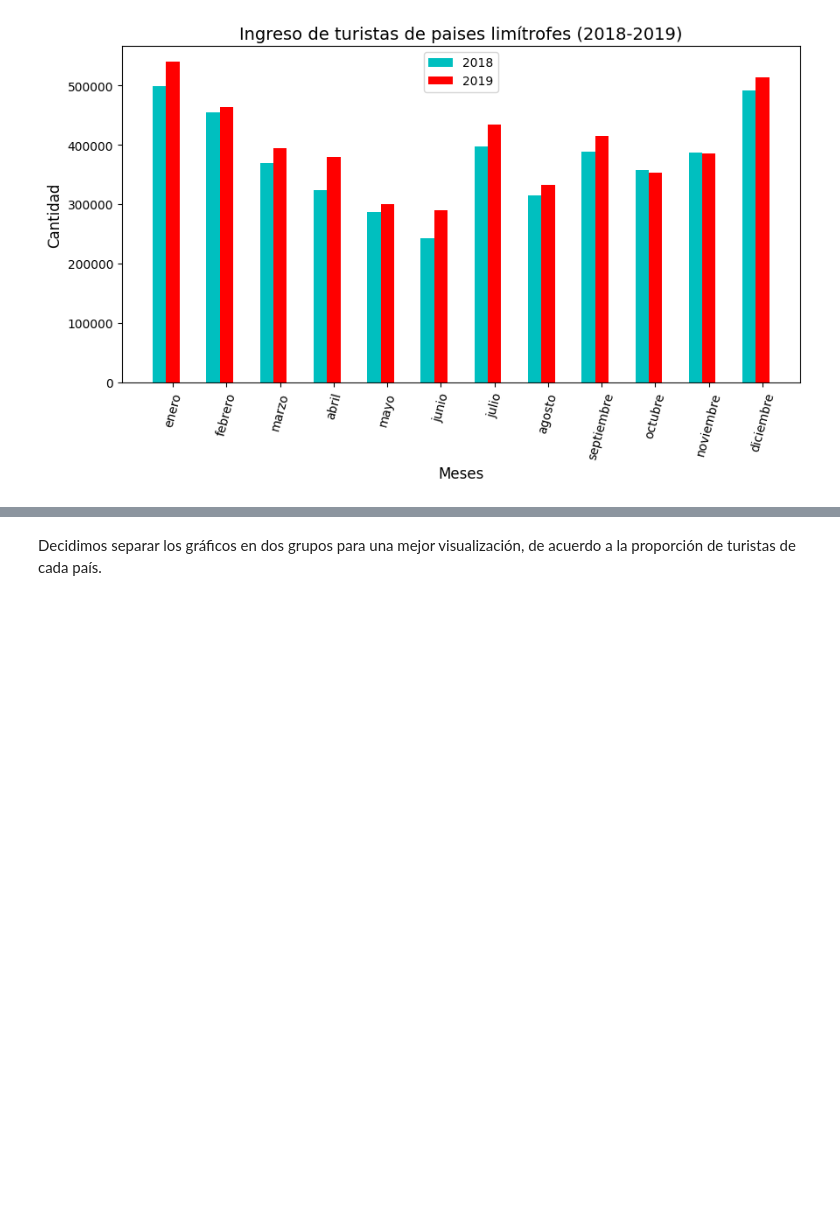
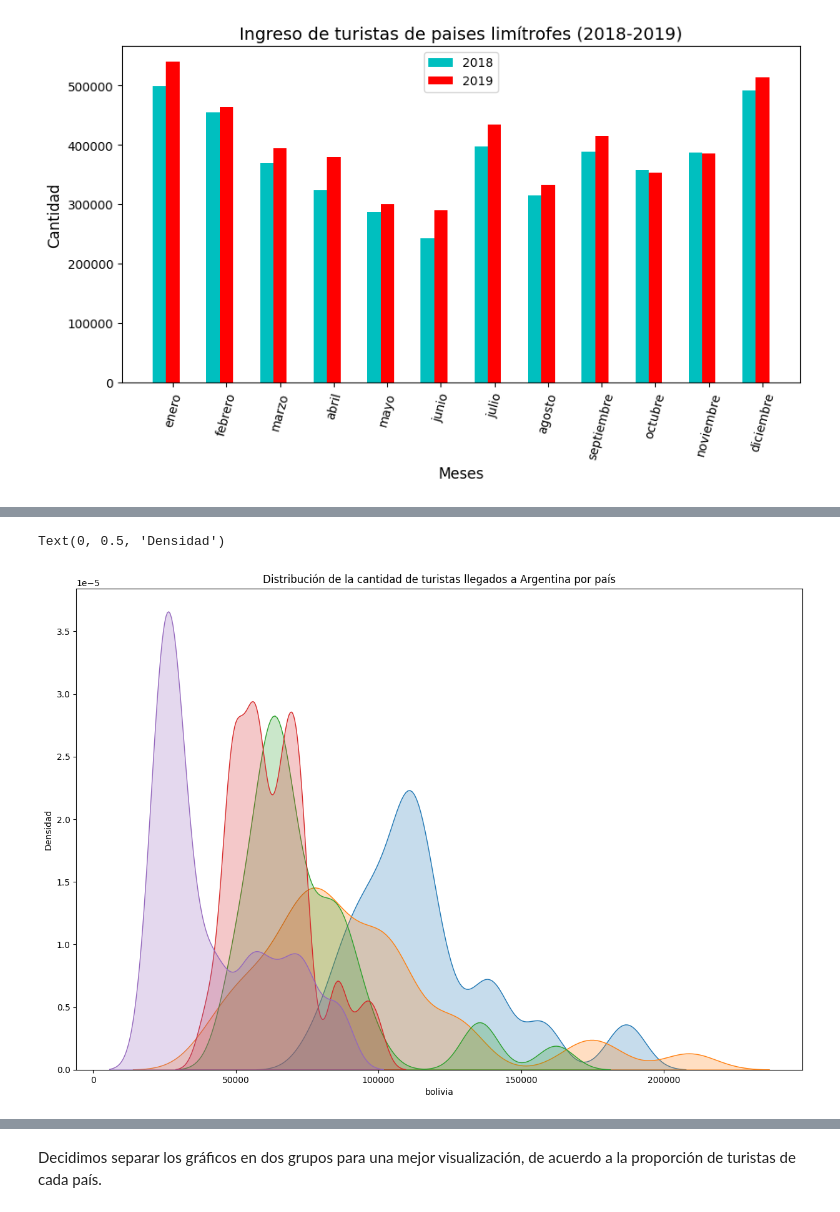
Before and after one commit to Isaiasgaray/fundamentos_tp, a Jupyter notebook: tp1/ejercicio_2/ejercicio2.ipynb, the cells around one changed output, grey strips where cells are left out. Cells and saved outputs as stored; diff of their text form; code cells hidden in the pictures; blank space fills up the shorter version.

```diff
--- a/tp1/ejercicio_2/ejercicio2.ipynb
+++ b/tp1/ejercicio_2/ejercicio2.ipynb
@@ -276,3 +296,22 @@ plt.legend()
+# %%
+bandwith = 0.5
+plt.figure(figsize=(15,10))
+sns.kdeplot(data=turista_cambio.bolivia,
+            fill=True, label='Bolivia', bw_adjust=bandwith)
+sns.kdeplot(data=turista_cambio.brasil,
+            fill=True, label='Brasil', bw_adjust=bandwith)
+sns.kdeplot(data=turista_cambio.chile,
+            fill=True, label='Chile', bw_adjust=bandwith)
+sns.kdeplot(data=turista_cambio.paraguay,
+            fill=True, label='Paragguay', bw_adjust=bandwith)
+sns.kdeplot(data=turista_cambio.uruguay,
+            fill=True, label='Uruguay',bw_adjust=bandwith)
+
+plt.title('Distribución de la cantidad de turistas llegados a Argentina por país')
+plt.ylabel('Densidad')
+# %% [output]
+Text(0, 0.5, 'Densidad')
+[figure, added]
 # %%
 turista_cambio['fecha_mensual'] = pd.to_datetime(turista['fecha_mensual'])
 plt.figure(figsize = (10,5))
```
Also changed, not shown: parts of 3 cells of this notebook, 4 other files.
